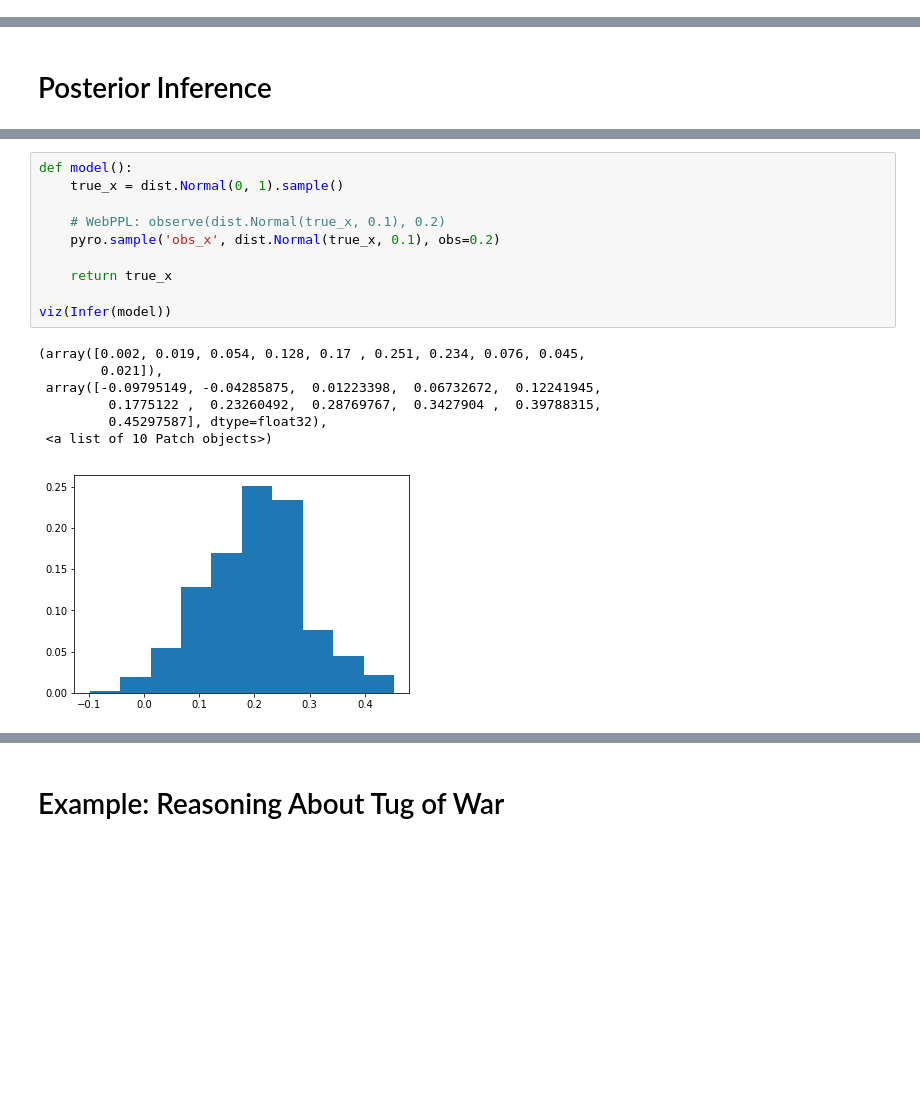
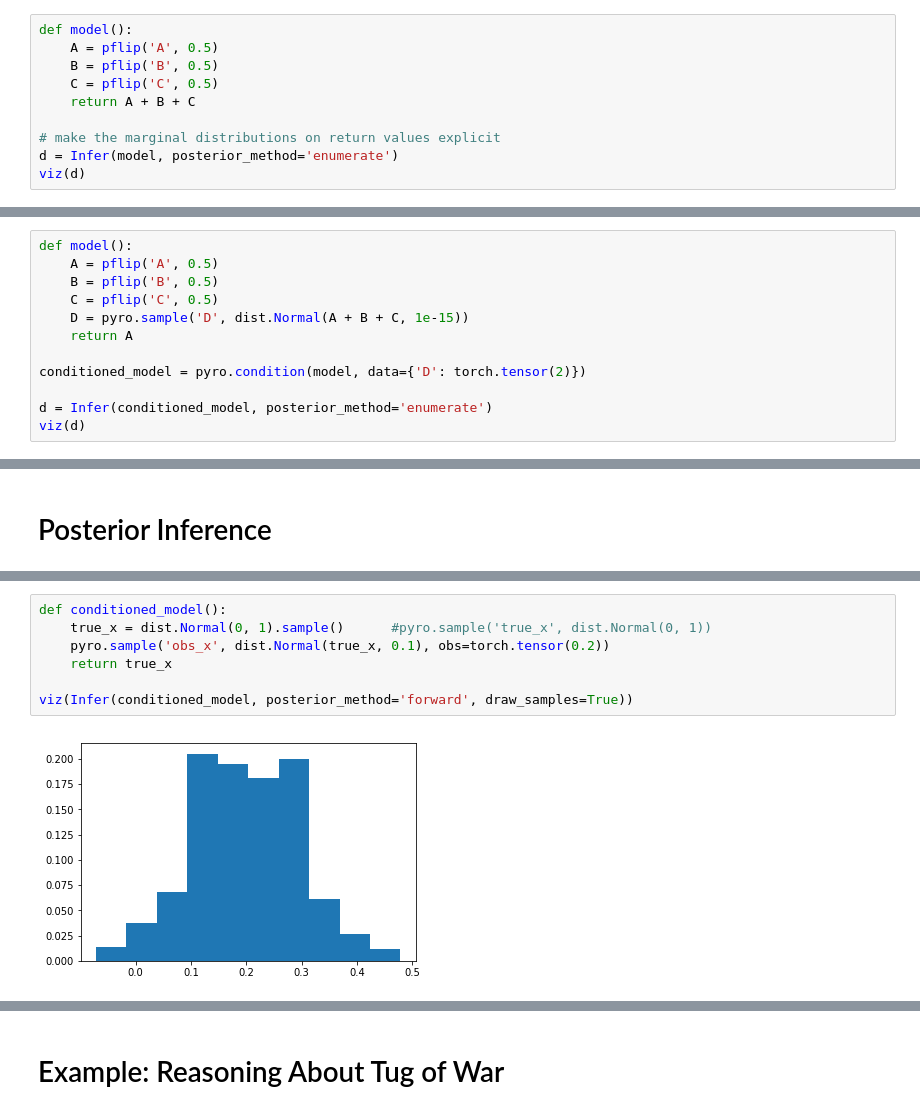
Before and after one commit to ebigelow/probmods-pyro, a Jupyter notebook: Chapter 3 - Conditioning.ipynb, the cells around one changed output, grey strips where cells are left out. Saved outputs shown, nothing was run; the diff lists cells and outputs as text; blank space fills up the shorter version.

```diff
--- a/Chapter 3 - Conditioning.ipynb
+++ b/Chapter 3 - Conditioning.ipynb
@@ -109,0 +27,10 @@ viz(Infer(conditioned_model, num_samples=1000))
+# %%
+def model():
+    A = pflip('A', 0.5)
+    B = pflip('B', 0.5)
+    C = pflip('C', 0.5)
+    return A + B + C
+
+# make the marginal distributions on return values explicit
+d = Infer(model, posterior_method='enumerate')
+viz(d)
@@ -109,0 +39,12 @@ viz(Infer(conditioned_model, num_samples=1000))
+# %%
+def model():
+    A = pflip('A', 0.5)
+    B = pflip('B', 0.5)
+    C = pflip('C', 0.5)
+    D = pyro.sample('D', dist.Normal(A + B + C, 1e-15))
+    return A
+
+conditioned_model = pyro.condition(model, data={'D': torch.tensor(2)})
+
+d = Infer(conditioned_model, posterior_method='enumerate')
+viz(d)
@@ -149,18 +110,9 @@ viz(posterior)
 # %%
-def model():
-    true_x = dist.Normal(0, 1).sample()
-
-    # WebPPL: observe(dist.Normal(true_x, 0.1), 0.2)
-    pyro.sample('obs_x', dist.Normal(true_x, 0.1), obs=0.2)
-
+def conditioned_model():
+    true_x = dist.Normal(0, 1).sample()      #pyro.sample('true_x', dist.Normal(0, 1))
+    pyro.sample('obs_x', dist.Normal(true_x, 0.1), obs=torch.tensor(0.2))
     return true_x
 
-viz(Infer(model))
+viz(Infer(conditioned_model, posterior_method='forward', draw_samples=True))
 # %% [output]
-(array([0.002, 0.019, 0.054, 0.128, 0.17 , 0.251, 0.234, 0.076, 0.045,
-        0.021]),
- array([-0.09795149, -0.04285875,  0.01223398,  0.06732672,  0.12241945,
-         0.1775122 ,  0.23260492,  0.28769767,  0.3427904 ,  0.39788315,
-         0.45297587], dtype=float32),
- <a list of 10 Patch objects>)
-[figure, old version]
+[figure, new version]
```
Also changed, not shown: parts of 45 cells of this notebook, 3 other files.
